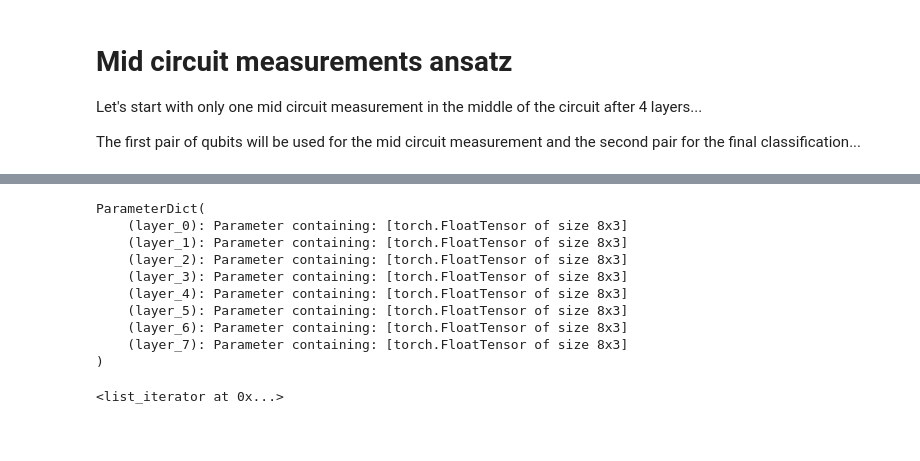
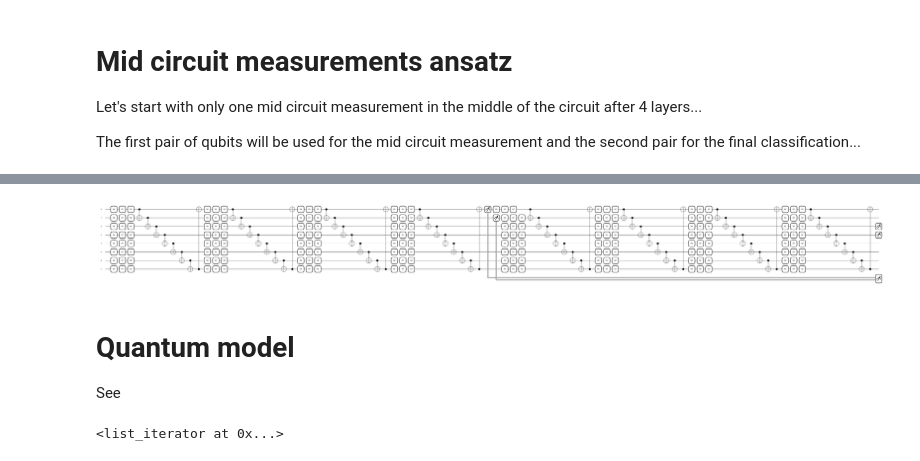
Before and after one commit to JackVittori/QML-early_exit, a Jupyter notebook: mid-circuit-measurements.ipynb, the cells around one changed output, grey strips where cells are left out. Drawn from its saved outputs; the diff is of its cells as text; code cells hidden in the pictures; blank space fills up the shorter version.

```diff
--- a/mid-circuit-measurements.ipynb
+++ b/mid-circuit-measurements.ipynb
@@ -624,13 +483,0 @@ for data, target in train_dataloader:
-# %%
-ex.params
-# %% [output]
-ParameterDict(
-    (layer_0): Parameter containing: [torch.FloatTensor of size 8x3]
-    (layer_1): Parameter containing: [torch.FloatTensor of size 8x3]
-    (layer_2): Parameter containing: [torch.FloatTensor of size 8x3]
-    (layer_3): Parameter containing: [torch.FloatTensor of size 8x3]
-    (layer_4): Parameter containing: [torch.FloatTensor of size 8x3]
-    (layer_5): Parameter containing: [torch.FloatTensor of size 8x3]
-    (layer_6): Parameter containing: [torch.FloatTensor of size 8x3]
-    (layer_7): Parameter containing: [torch.FloatTensor of size 8x3]
-)
@@ -844,0 +489,39 @@ class MCMQuantumModel(Module):
+# %%
+first_pair = [0,1]
+second_pair = [2,3]
+
+def ansatz_2(parameters: Dict, state: torch.Tensor = None):
+
+    if state is not None:
+        # state vector initialization with input
+        qml.QubitStateVector(state, wires=range(num_qubits))
+
+    for i in range(4):
+        for j in range(num_qubits):
+            qml.RX(parameters[f'layer_{i}'][j, 0], wires=j)
+            qml.RY(parameters[f'layer_{i}'][j, 1], wires=j)
+            qml.RZ(parameters[f'layer_{i}'][j, 2], wires=j)
+        for j in range(num_qubits):
+            qml.CNOT(wires=[j, (j + 1) % num_qubits])
+
+    mcm = [qml.measure(wire) for wire in first_pair]
+
+    for i in range(4, num_layers):
+        for j in range(num_qubits):
+            qml.RX(parameters[f'layer_{i}'][j, 0], wires=j)
+            qml.RY(parameters[f'layer_{i}'][j, 1], wires=j)
+            qml.RZ(parameters[f'layer_{i}'][j, 2], wires=j)
+        for j in range(num_qubits):
+            qml.CNOT(wires=[j, (j + 1) % num_qubits])
+    return mcm
+
+dev = qml.device("default.qubit", shots=10)
+@qml.qnode(dev, interface = 'torch')
+def circuit_2(parameters: Dict, state: torch.Tensor = None):
+    mcm = ansatz_2(parameters, state)
+    return qml.probs(op=mcm), qml.probs(wires=second_pair)
+
+fig, ax = qml.draw_mpl(circuit_2)(params)
+fig.savefig('test.png')
+# %% [output]
+[figure, new version]
@@ -845 +533,5 @@ class MCMQuantumModel(Module):
+# %% [markdown]
+# Quantum model
+
+See
 # %%
```
Also changed, not shown: parts of 18 cells of this notebook, 1 other file.
